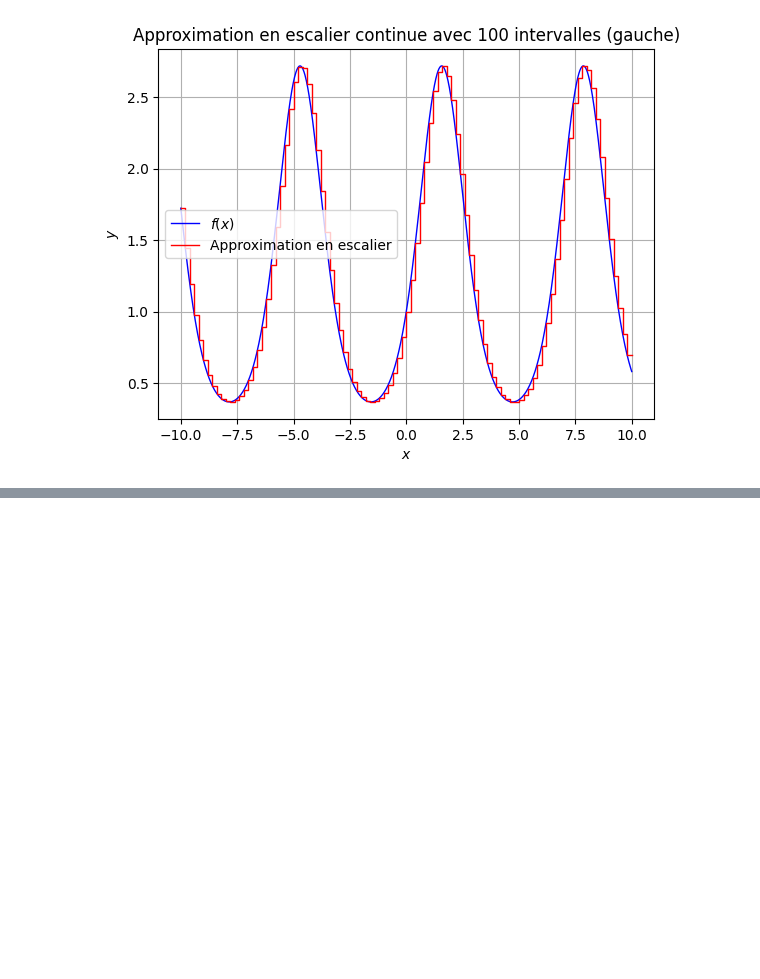
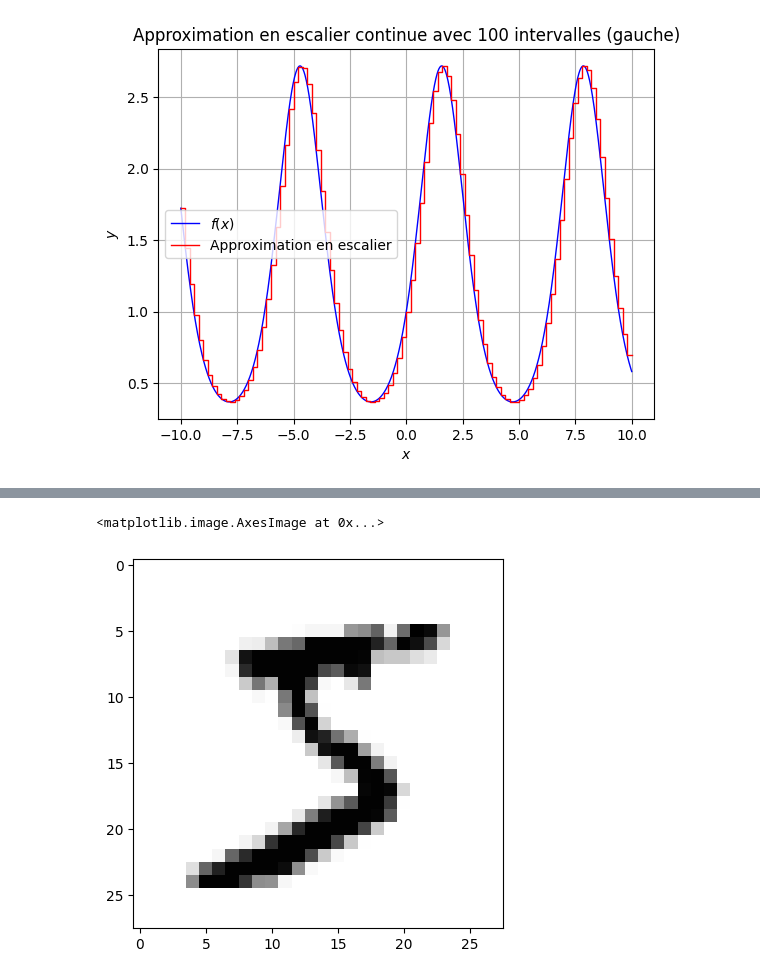
Before and after one commit to AmoussouKokou/formation, a Jupyter notebook: src/module9-rn.ipynb, the cells around one changed output, grey strips where cells are left out. Cells and saved outputs as stored; diff of their text form; code cells hidden in the pictures; blank space fills up the shorter version.

```diff
--- a/src/module9-rn.ipynb
+++ b/src/module9-rn.ipynb
@@ -434,0 +828,7 @@ approx_fonction_continue(f, a=-10, b=10, n=100, methode="gauche")
+# %%
+from tensorflow.keras.datasets import mnist
+(X_train_data,Y_train_data),(X_test_data,Y_test_data) = mnist.load_data()
+N = X_train_data.shape[0]
+# %%
+i = 0
+X_train_data[i], Y_train_data[i]
@@ -434,0 +853,6 @@ approx_fonction_continue(f, a=-10, b=10, n=100, methode="gauche")
+# %%
+import matplotlib.pyplot as plt
+plt.imshow(X_train_data[i], cmap='Greys')
+# %% [output]
+<matplotlib.image.AxesImage at 0x...>
+[figure, added]
```
Also changed, not shown: parts of 31 cells of this notebook, 8 other files.
